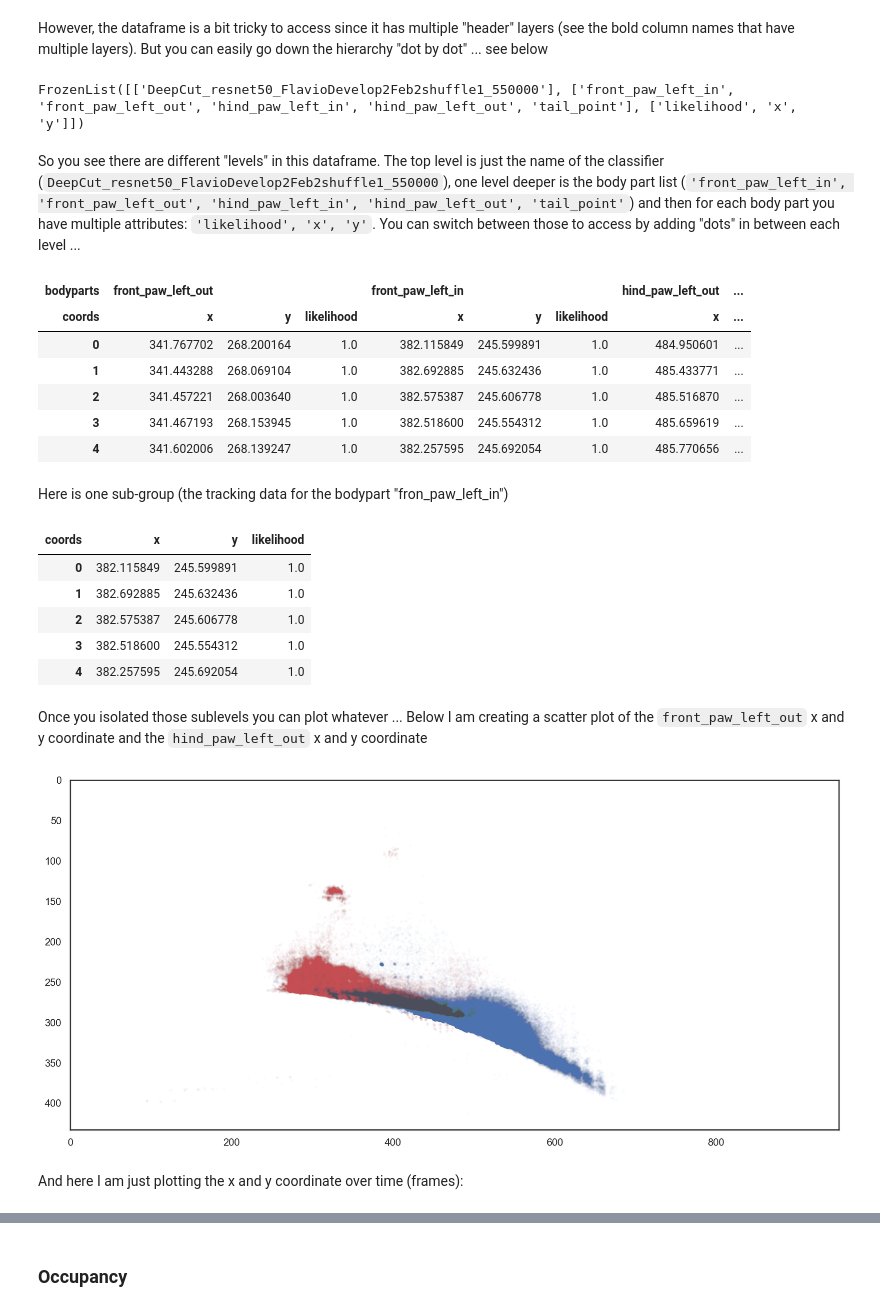
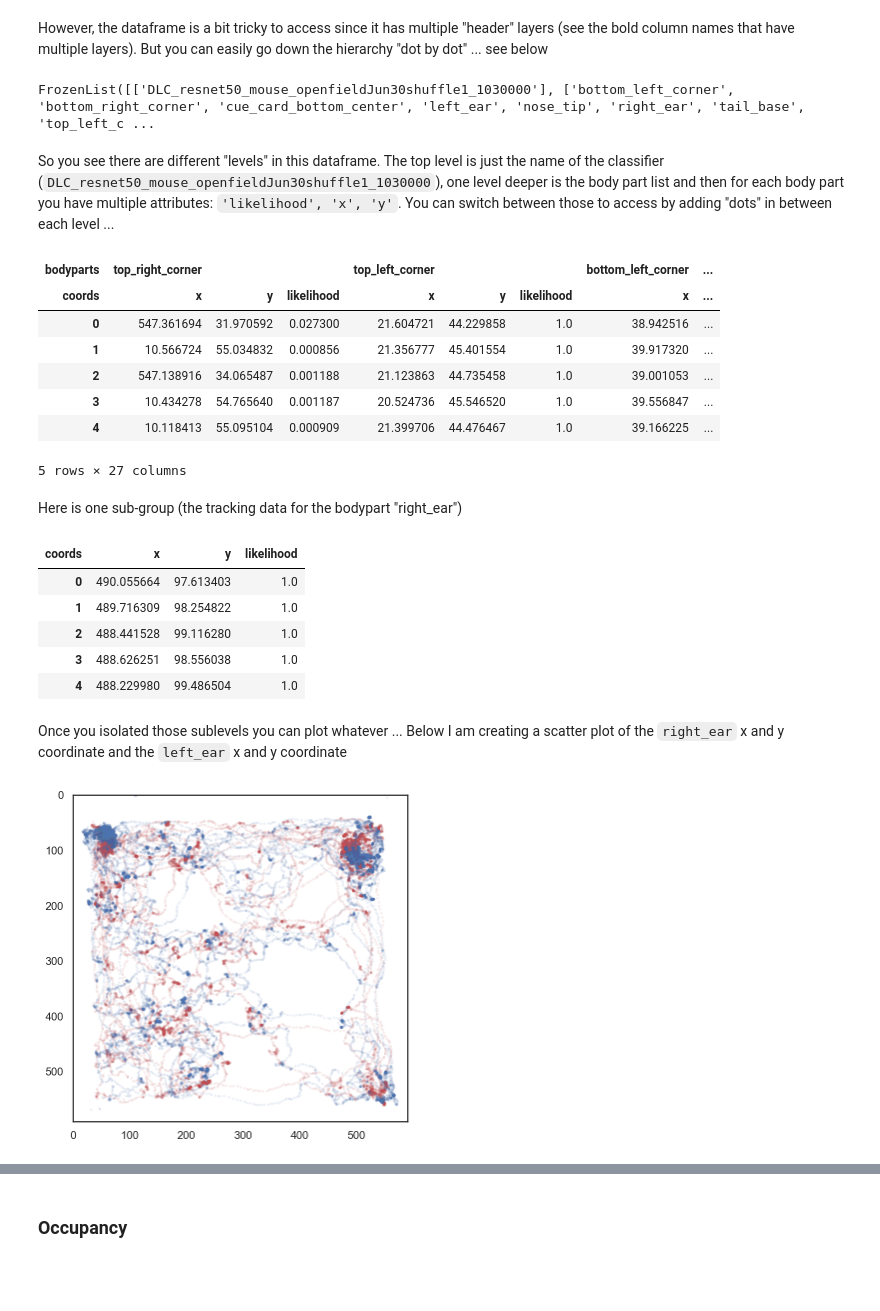
Before and after one commit to horsto/dlc, a Jupyter notebook: DLC Load Tracking.ipynb, the cells around one changed output, grey strips where cells are left out. Saved outputs shown, nothing was run; the diff lists cells and outputs as text; code cells hidden in the pictures; blank space fills up the shorter version.

```diff
--- a/DLC Load Tracking.ipynb
+++ b/DLC Load Tracking.ipynb
@@ -53,7 +50,7 @@ metadata
 # %% [markdown]
 ### h5 file
 # %%
-h5_file = 'F:/Flavio/2P/L9M1/31012019/DLC_MUnit_0/BaslerC1 (22833998)_20190131_110204363_L9M1_310119_P23_MUnit_0DeepCut_resnet50_FlavioDevelop2Feb2shuffle1_550000.h5'
+h5_file = '/Volumes/sampledata/dlc/jorgen/2020_08/tracking_file_0001_trackingVideoDLC_resnet50_mouse_openfieldJun30shuffle1_1030000.h5'
 try:
     Dataframe = pd.read_hdf(h5_file)
 
@@ -77,43 +75,42 @@ However, the dataframe is a bit tricky to access since it has multiple "header"
 # %%
 Dataframe.columns.levels
 # %% [output]
-FrozenList([['DeepCut_resnet50_FlavioDevelop2Feb2shuffle1_550000'], ['front_paw_left_in', 'front_paw_left_out', 'hind_paw_left_in', 'hind_paw_left_out', 'tail_point'], ['likelihood', 'x', 'y']])
+FrozenList([['DLC_resnet50_mouse_openfieldJun30shuffle1_1030000'], ['bottom_left_corner', 'bottom_right_corner', 'cue_card_bottom_center', 'left_ear', 'nose_tip', 'right_ear', 'tail_base', 'top_left_c ...
 # %% [markdown]
-So you see there are different "levels" in this dataframe. The top level is just the name of the classifier (`DeepCut_resnet50_FlavioDevelop2Feb2shuffle1_550000`), one level deeper is the body part list (`'front_paw_left_in', 'front_paw_left_out', 'hind_paw_left_in', 'hind_paw_left_out', 'tail_point'`) and then for each body part you have multiple attributes: `'likelihood', 'x', 'y'`. You can switch between those to access by adding "dots" in between each level ...
+So you see there are different "levels" in this dataframe. The top level is just the name of the classifier (`DLC_resnet50_mouse_openfieldJun30shuffle1_1030000`), one level deeper is the body part list and then for each body part you have multiple attributes: `'likelihood', 'x', 'y'`. You can switch between those to access by adding "dots" in between each level ...
 # %%
-Dataframe.DeepCut_resnet50_FlavioDevelop2Feb2shuffle1_550000.head()
+Dataframe.DLC_resnet50_mouse_openfieldJun30shuffle1_1030000.head()
 # %% [output]
-| bodyparts | front_paw_left_out |  |  | front_paw_left_in |  |  | hind_paw_left_out | ... |
+| bodyparts | top_right_corner |  |  | top_left_corner |  |  | bottom_left_corner | ... |
 | coords | x | y | likelihood | x | y | likelihood | x | ... |
-| 0 | 341.767702 | 268.200164 | 1.0 | 382.115849 | 245.599891 | 1.0 | 484.950601 | ... |
-| 1 | 341.443288 | 268.069104 | 1.0 | 382.692885 | 245.632436 | 1.0 | 485.433771 | ... |
-| 2 | 341.457221 | 268.003640 | 1.0 | 382.575387 | 245.606778 | 1.0 | 485.516870 | ... |
-| 3 | 341.467193 | 268.153945 | 1.0 | 382.518600 | 245.554312 | 1.0 | 485.659619 | ... |
-| 4 | 341.602006 | 268.139247 | 1.0 | 382.257595 | 245.692054 | 1.0 | 485.770656 | ... |
+| 0 | 547.361694 | 31.970592 | 0.027300 | 21.604721 | 44.229858 | 1.0 | 38.942516 | ... |
+| 1 | 10.566724 | 55.034832 | 0.000856 | 21.356777 | 45.401554 | 1.0 | 39.917320 | ... |
+| 2 | 547.138916 | 34.065487 | 0.001188 | 21.123863 | 44.735458 | 1.0 | 39.001053 | ... |
+| 3 | 10.434278 | 54.765640 | 0.001187 | 20.524736 | 45.546520 | 1.0 | 39.556847 | ... |
+| 4 | 10.118413 | 55.095104 | 0.000909 | 21.399706 | 44.476467 | 1.0 | 39.166225 | ... |
+5 rows × 27 columns
 # %% [markdown]
-Here is one sub-group (the tracking data for the bodypart "fron_paw_left_in")
+Here is one sub-group (the tracking data for the bodypart "right_ear")
 # %%
-Dataframe.DeepCut_resnet50_FlavioDevelop2Feb2shuffle1_550000.front_paw_left_in.head()
+Dataframe.DLC_resnet50_mouse_openfieldJun30shuffle1_1030000.right_ear.head()
 # %% [output]
 | coords | x | y | likelihood |
-| 0 | 382.115849 | 245.599891 | 1.0 |
-| 1 | 382.692885 | 245.632436 | 1.0 |
-| 2 | 382.575387 | 245.606778 | 1.0 |
-| 3 | 382.518600 | 245.554312 | 1.0 |
-| 4 | 382.257595 | 245.692054 | 1.0 |
+| 0 | 490.055664 | 97.613403 | 1.0 |
+| 1 | 489.716309 | 98.254822 | 1.0 |
+| 2 | 488.441528 | 99.116280 | 1.0 |
+| 3 | 488.626251 | 98.556038 | 1.0 |
+| 4 | 488.229980 | 99.486504 | 1.0 |
 # %% [markdown]
 Once you isolated those sublevels you can plot whatever ...
-Below I am creating a scatter plot of the `front_paw_left_out` x and y coordinate and the `hind_paw_left_out` x and y coordinate
+Below I am creating a scatter plot of the `right_ear` x and y coordinate and the `left_ear` x and y coordinate
 # %%
-figure = plt.figure(figsize=(15,7))
+figure = plt.figure(figsize=(6,6))
 ax = figure.add_subplot(111)
-ax.scatter(Dataframe.DeepCut_resnet50_FlavioDevelop2Feb2shuffle1_550000.front_paw_left_out.x, Dataframe.DeepCut_resnet50_FlavioDevelop2Feb2shuffle1_550000.front_paw_left_out.y,s=3,alpha=.01,c='r')
-ax.scatter(Dataframe.DeepCut_resnet50_FlavioDevelop2Feb2shuffle1_550000.hind_paw_left_out.x, Dataframe.DeepCut_resnet50_FlavioDevelop2Feb2shuffle1_550000.hind_paw_left_out.y,s=3,alpha=.01,c='b')
+ax.scatter(Dataframe.DLC_resnet50_mouse_openfieldJun30shuffle1_1030000.right_ear.x, Dataframe.DLC_resnet50_mouse_openfieldJun30shuffle1_1030000.right_ear.y,s=3,alpha=.06,c='r')
+ax.scatter(Dataframe.DLC_resnet50_mouse_openfieldJun30shuffle1_1030000.left_ear.x, Dataframe.DLC_resnet50_mouse_openfieldJun30shuffle1_1030000.left_ear.y,s=3,alpha=.06,c='b')
 
-ax.set_xlim(0,952)
-ax.set_ylim(0,433)
+ax.set_xlim(0,590)
+ax.set_ylim(0,590)
 ax.invert_yaxis()
 # %% [output]
-[figure, old version]
+[figure, new version]
-# %% [markdown]
-And here I am just plotting the x and y coordinate over time (frames):
```
Also changed, not shown: parts of 8 cells of this notebook.
